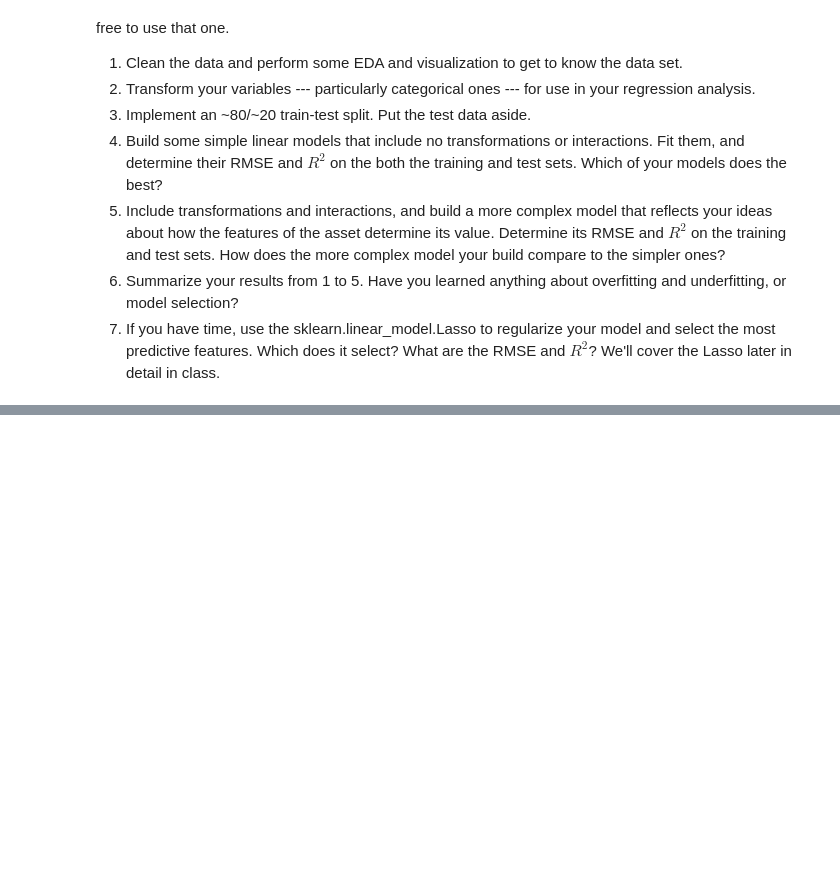
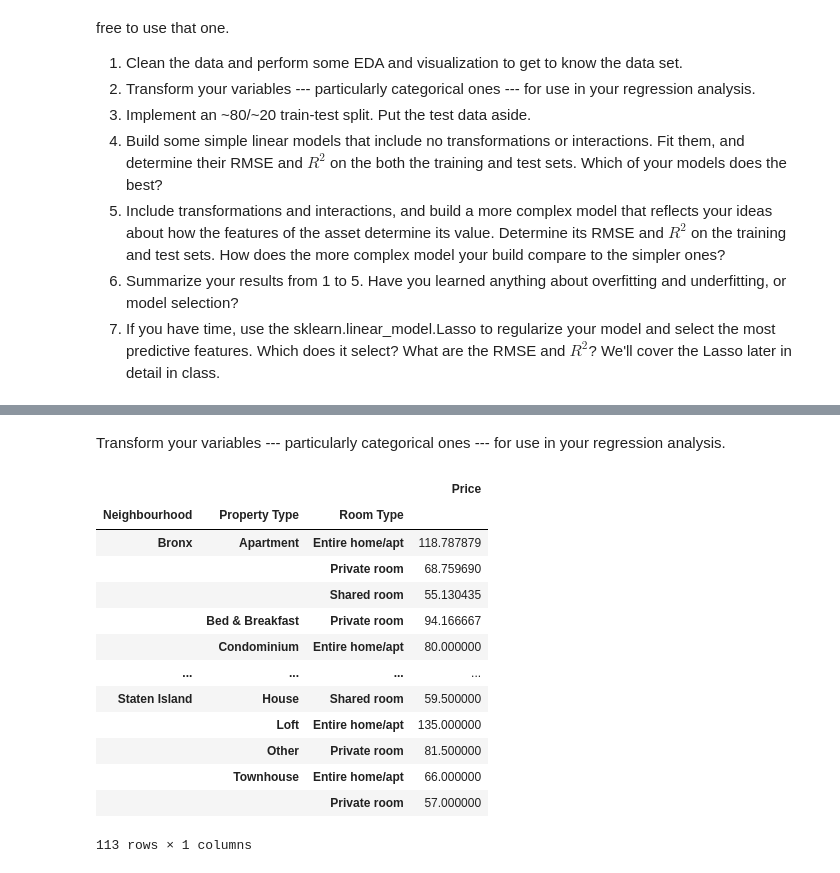
Before and after one commit to DS3001/labs, a Jupyter notebook: 04_hedonic_pricing/04_hedonic_pricing.ipynb, the cells around one changed output, grey strips where cells are left out. Drawn from its saved outputs; the diff is of its cells as text; code cells hidden in the pictures; blank space fills up the shorter version.

```diff
--- a/04_hedonic_pricing/04_hedonic_pricing.ipynb
+++ b/04_hedonic_pricing/04_hedonic_pricing.ipynb
@@ -81,0 +189,19 @@ plt.show()
+# %% [markdown]
+Transform your variables --- particularly categorical ones --- for use in your regression analysis.
+# %%
+air[['Price','Neighbourhood ', 'Property Type', 'Room Type' ]].groupby(['Neighbourhood ','Property Type', 'Room Type'] )[['Price' ]].mean()
+# %% [output]
+|  |  |  | Price |
+| Neighbourhood | Property Type | Room Type |  |
+| Bronx | Apartment | Entire home/apt | 118.787879 |
+|  |  | Private room | 68.759690 |
+|  |  | Shared room | 55.130435 |
+|  | Bed & Breakfast | Private room | 94.166667 |
+|  | Condominium | Entire home/apt | 80.000000 |
+| ... | ... | ... | ... |
+| Staten Island | House | Shared room | 59.500000 |
+|  | Loft | Entire home/apt | 135.000000 |
+|  | Other | Private room | 81.500000 |
+|  | Townhouse | Entire home/apt | 66.000000 |
+|  |  | Private room | 57.000000 |
+113 rows × 1 columns
```
Also changed, not shown: parts of 27 cells of this notebook.
